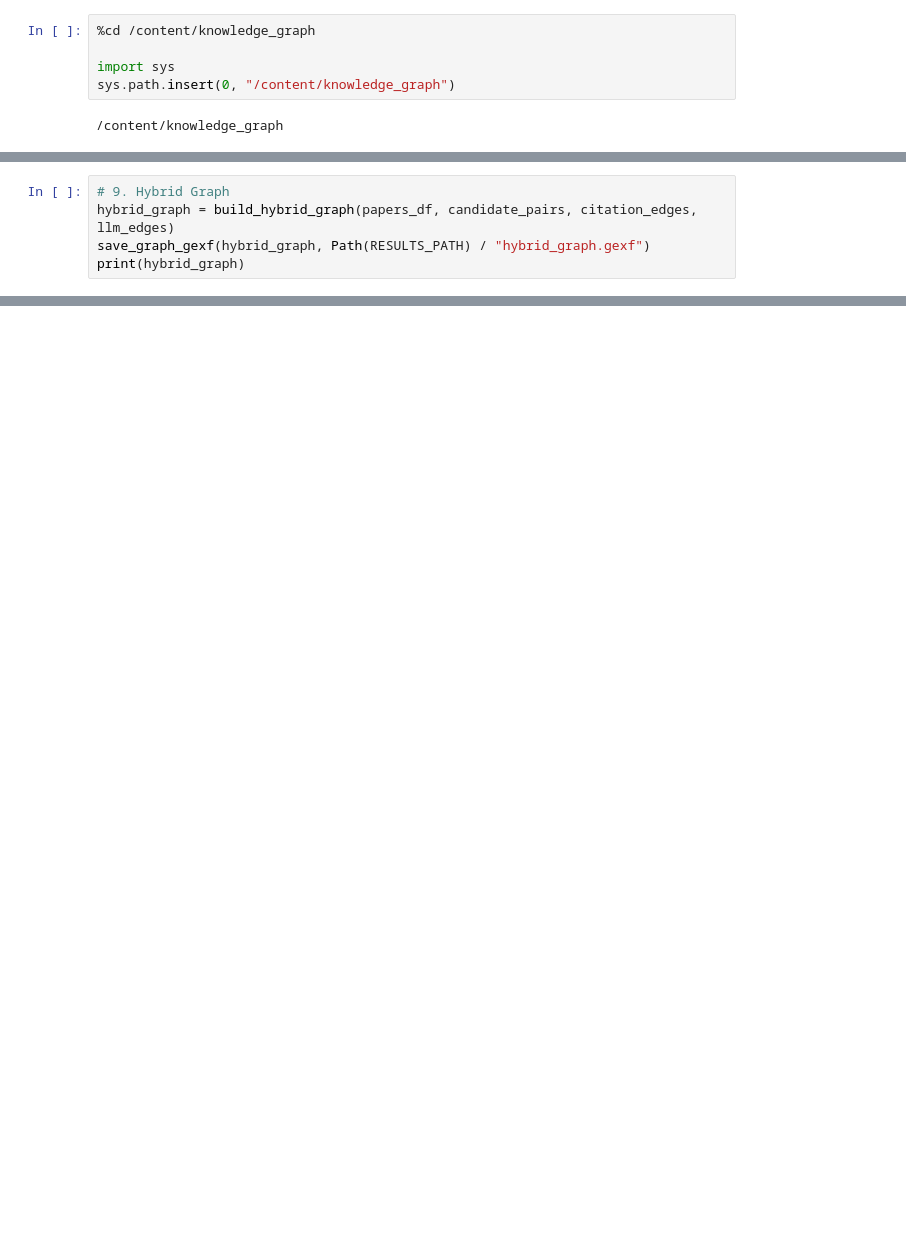
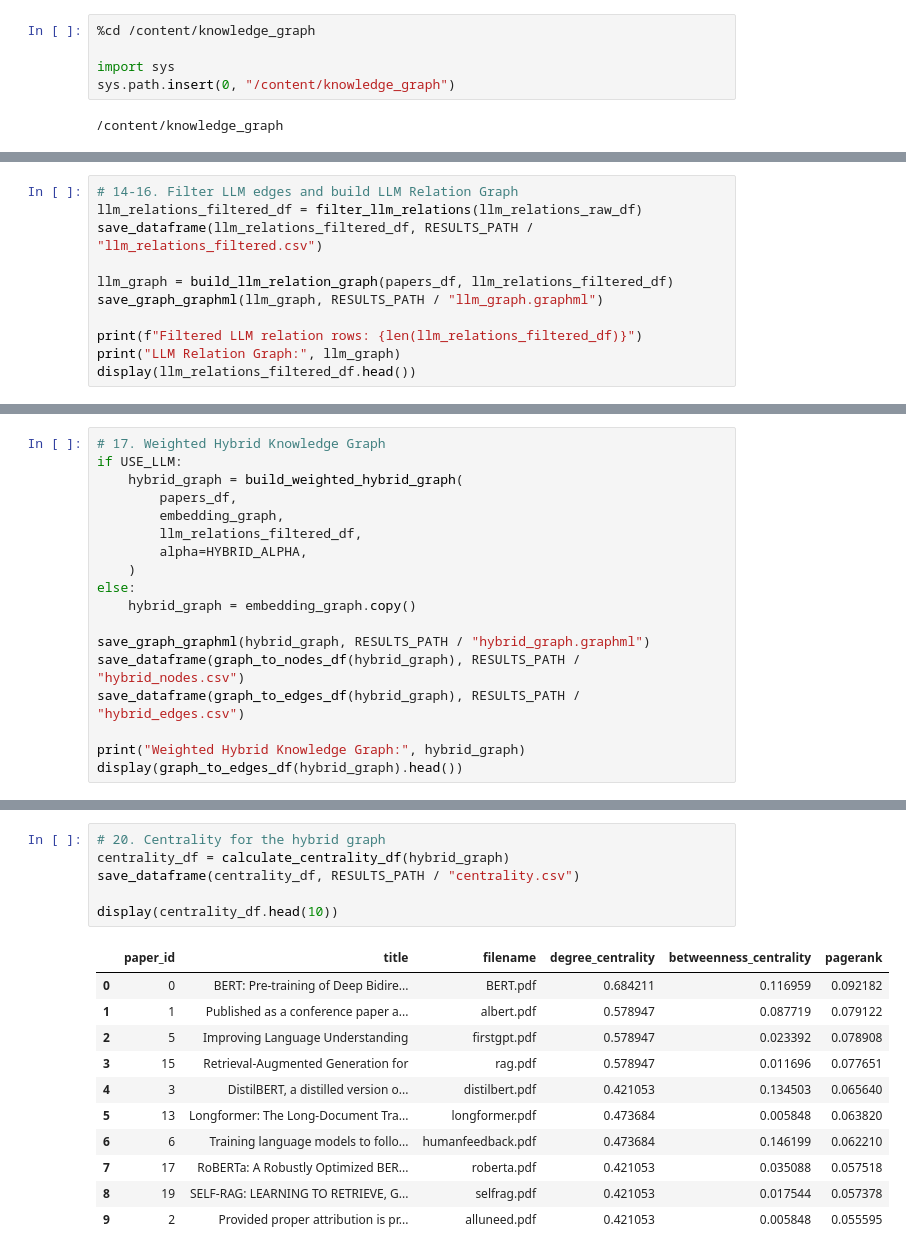
Before and after one commit to Voisan/ML-study, a Jupyter notebook: notebooks/main_pipeline.ipynb, the cells around one changed output, grey strips where cells are left out. Saved outputs shown, nothing was run; the diff lists cells and outputs as text; blank space fills up the shorter version.

```diff
--- a/notebooks/main_pipeline.ipynb
+++ b/notebooks/main_pipeline.ipynb
@@ -166,5 +267,11 @@ llm_edges_df.head(), len(llm_edges), len(llm_results)
-# %%
-# 9. Hybrid Graph
-hybrid_graph = build_hybrid_graph(papers_df, candidate_pairs, citation_edges, llm_edges)
-save_graph_gexf(hybrid_graph, Path(RESULTS_PATH) / "hybrid_graph.gexf")
-print(hybrid_graph)
+# %%
+# 14-16. Filter LLM edges and build LLM Relation Graph
+llm_relations_filtered_df = filter_llm_relations(llm_relations_raw_df)
+save_dataframe(llm_relations_filtered_df, RESULTS_PATH / "llm_relations_filtered.csv")
+
+llm_graph = build_llm_relation_graph(papers_df, llm_relations_filtered_df)
+save_graph_graphml(llm_graph, RESULTS_PATH / "llm_graph.graphml")
+
+print(f"Filtered LLM relation rows: {len(llm_relations_filtered_df)}")
+print("LLM Relation Graph:", llm_graph)
+display(llm_relations_filtered_df.head())
@@ -170,0 +287,18 @@ print(hybrid_graph)
+# %%
+# 17. Weighted Hybrid Knowledge Graph
+if USE_LLM:
+    hybrid_graph = build_weighted_hybrid_graph(
+        papers_df,
+        embedding_graph,
+        llm_relations_filtered_df,
+        alpha=HYBRID_ALPHA,
+    )
+else:
+    hybrid_graph = embedding_graph.copy()
+
+save_graph_graphml(hybrid_graph, RESULTS_PATH / "hybrid_graph.graphml")
+save_dataframe(graph_to_nodes_df(hybrid_graph), RESULTS_PATH / "hybrid_nodes.csv")
+save_dataframe(graph_to_edges_df(hybrid_graph), RESULTS_PATH / "hybrid_edges.csv")
+
+print("Weighted Hybrid Knowledge Graph:", hybrid_graph)
+display(graph_to_edges_df(hybrid_graph).head())
@@ -184,0 +353,18 @@ metrics_df
+# %%
+# 20. Centrality for the hybrid graph
+centrality_df = calculate_centrality_df(hybrid_graph)
+save_dataframe(centrality_df, RESULTS_PATH / "centrality.csv")
+
+display(centrality_df.head(10))
+# %% [output]
+|  | paper_id | title | filename | degree_centrality | betweenness_centrality | pagerank |
+| 0 | 0 | BERT: Pre-training of Deep Bidire... | BERT.pdf | 0.684211 | 0.116959 | 0.092182 |
+| 1 | 1 | Published as a conference paper a... | albert.pdf | 0.578947 | 0.087719 | 0.079122 |
+| 2 | 5 | Improving Language Understanding | firstgpt.pdf | 0.578947 | 0.023392 | 0.078908 |
+| 3 | 15 | Retrieval-Augmented Generation for | rag.pdf | 0.578947 | 0.011696 | 0.077651 |
+| 4 | 3 | DistilBERT, a distilled version o... | distilbert.pdf | 0.421053 | 0.134503 | 0.065640 |
+| 5 | 13 | Longformer: The Long-Document Tra... | longformer.pdf | 0.473684 | 0.005848 | 0.063820 |
+| 6 | 6 | Training language models to follo... | humanfeedback.pdf | 0.473684 | 0.146199 | 0.062210 |
+| 7 | 17 | RoBERTa: A Robustly Optimized BER... | roberta.pdf | 0.421053 | 0.035088 | 0.057518 |
+| 8 | 19 | SELF-RAG: LEARNING TO RETRIEVE, G... | selfrag.pdf | 0.421053 | 0.017544 | 0.057378 |
+| 9 | 2 | Provided proper attribution is pr... | alluneed.pdf | 0.421053 | 0.005848 | 0.055595 |
```
Also changed, not shown: parts of 25 cells of this notebook.
